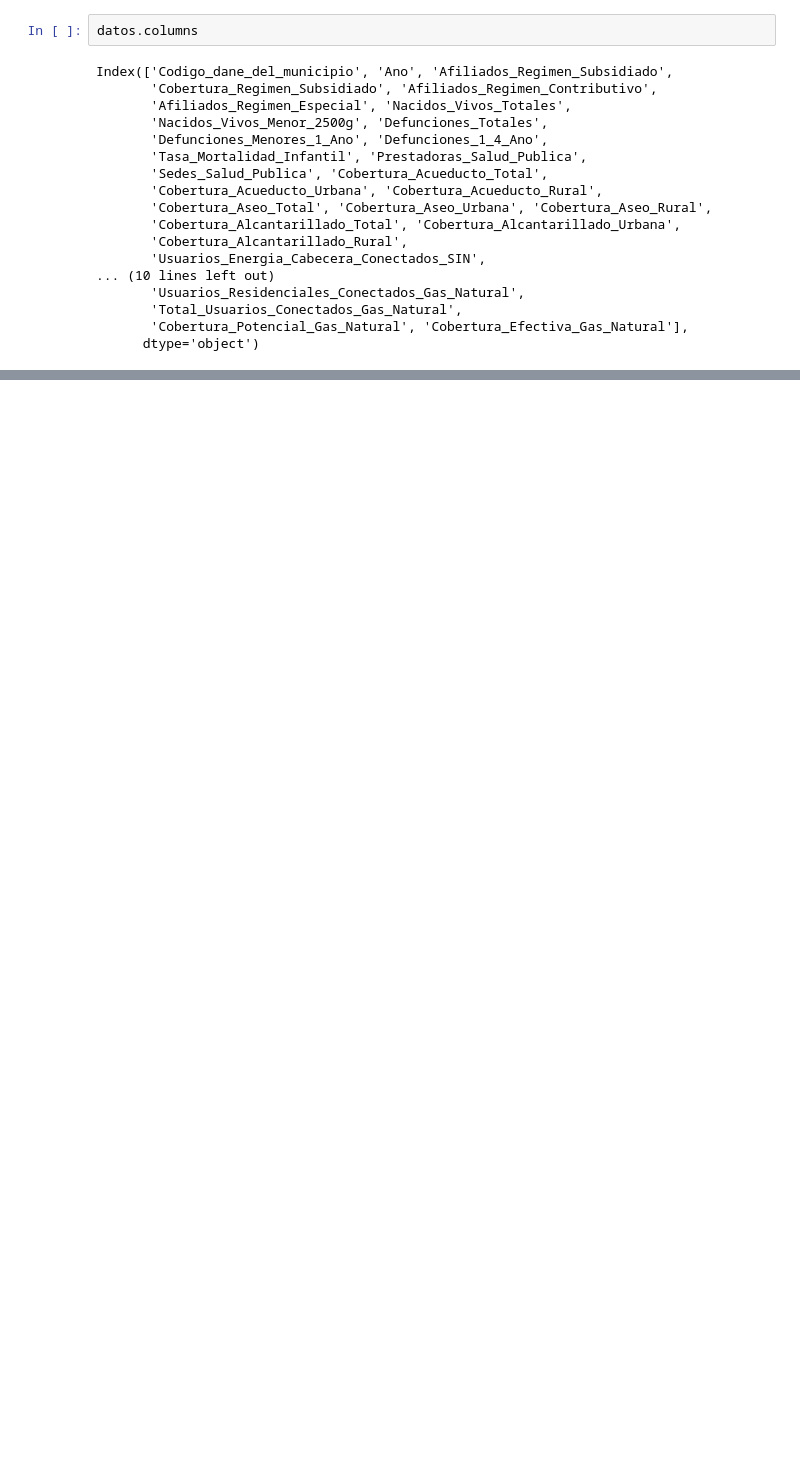
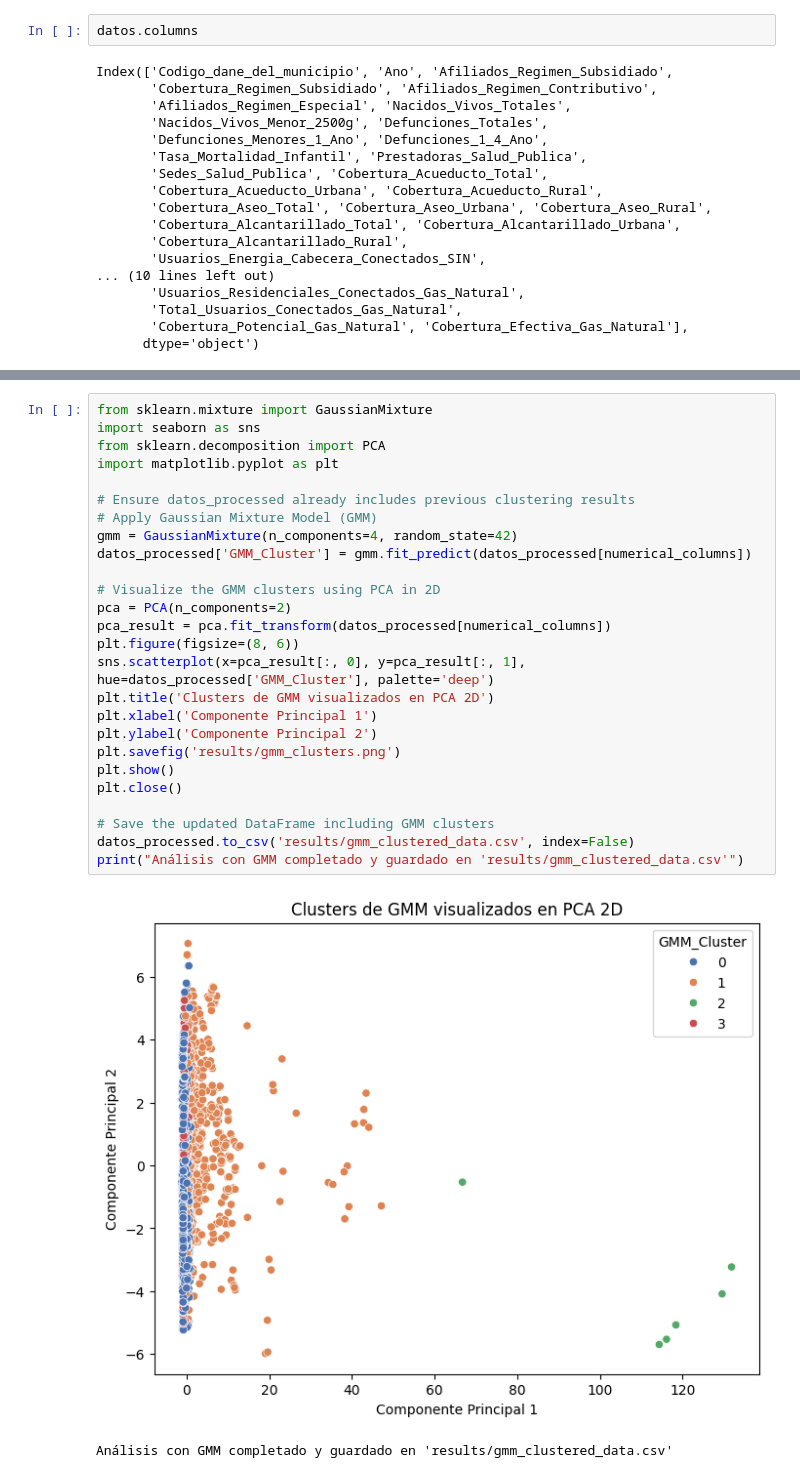
Before and after one commit to camilavald/Proyecto, a Jupyter notebook: scripts/clustering_analysis.ipynb, the cells around one changed output, grey strips where cells are left out. Cells and saved outputs as stored; diff of their text form; blank space fills up the shorter version.

```diff
--- a/scripts/clustering_analysis.ipynb
+++ b/scripts/clustering_analysis.ipynb
@@ -197,0 +325,29 @@ Análisis de clustering completado y resultados guardados en 'results/'
+# %%
+from sklearn.mixture import GaussianMixture
+import seaborn as sns
+from sklearn.decomposition import PCA
+import matplotlib.pyplot as plt
+
+# Ensure datos_processed already includes previous clustering results
+# Apply Gaussian Mixture Model (GMM)
+gmm = GaussianMixture(n_components=4, random_state=42)
+datos_processed['GMM_Cluster'] = gmm.fit_predict(datos_processed[numerical_columns])
+
+# Visualize the GMM clusters using PCA in 2D
+pca = PCA(n_components=2)
+pca_result = pca.fit_transform(datos_processed[numerical_columns])
+plt.figure(figsize=(8, 6))
+sns.scatterplot(x=pca_result[:, 0], y=pca_result[:, 1], hue=datos_processed['GMM_Cluster'], palette='deep')
+plt.title('Clusters de GMM visualizados en PCA 2D')
+plt.xlabel('Componente Principal 1')
+plt.ylabel('Componente Principal 2')
+plt.savefig('results/gmm_clusters.png')
+plt.show()
+plt.close()
+
+# Save the updated DataFrame including GMM clusters
+datos_processed.to_csv('results/gmm_clustered_data.csv', index=False)
+print("Análisis con GMM completado y guardado en 'results/gmm_clustered_data.csv'")
+# %% [output]
+[figure, added]
+Análisis con GMM completado y guardado en 'results/gmm_clustered_data.csv'
```
Also changed, not shown: parts of 18 cells of this notebook, 23 other files.
